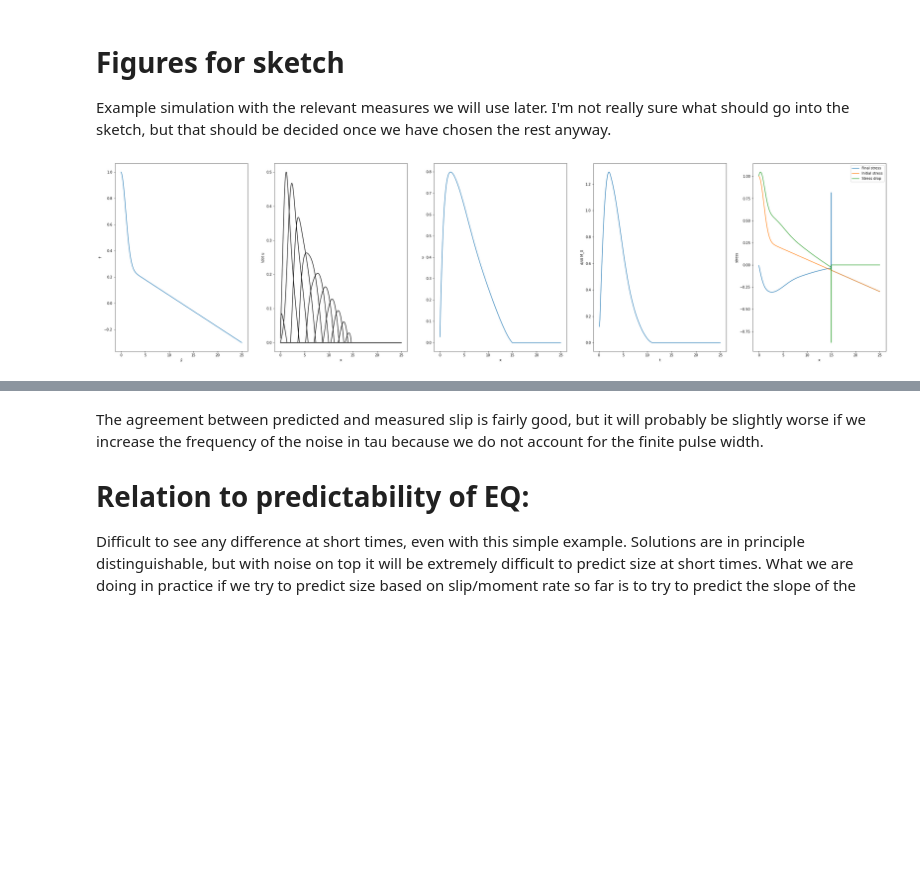
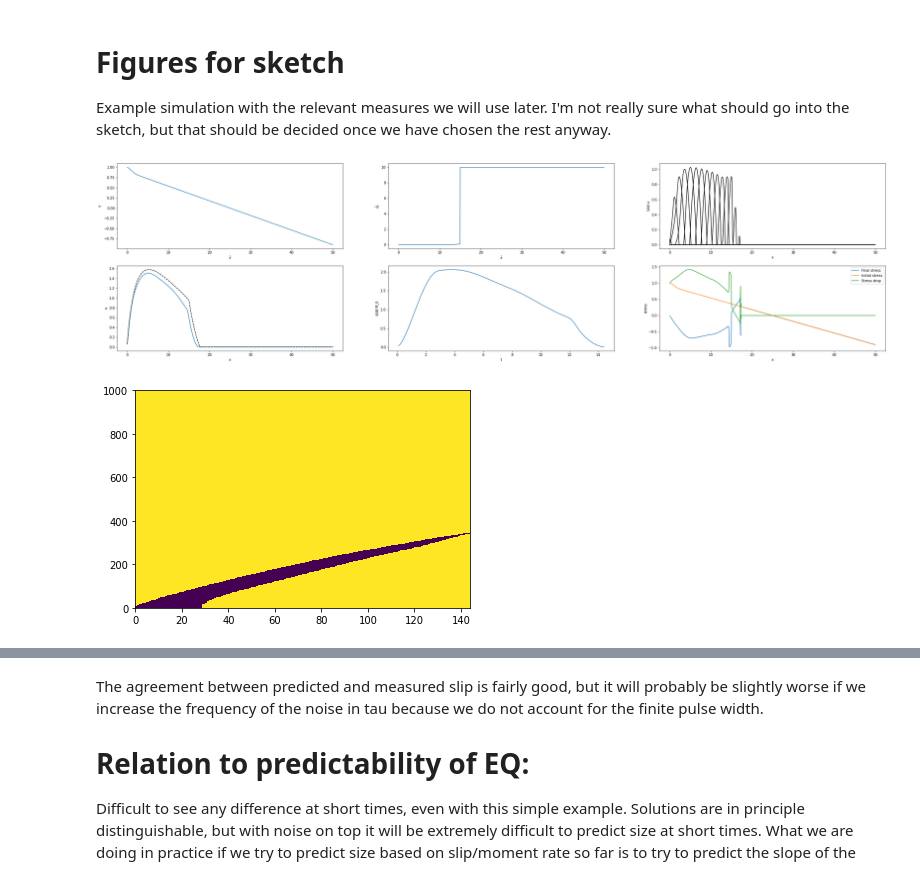
Before and after one commit to kjetilthogersen/1D-rupture, a Jupyter notebook: pulsePaper.ipynb, the cells around one changed output, grey strips where cells are left out. Cells and saved outputs as stored; diff of their text form; code cells hidden in the pictures; blank space fills up the shorter version.

```diff
--- a/pulsePaper.ipynb
+++ b/pulsePaper.ipynb
@@ -57,50 +92,71 @@ data = run.run_continuum(x = x,
                          tau_minus = tau+2,
                          dt = 1e-3,
                          output_interval = 100,
-                         gamma = 0.65,
-                         tmax = 25,
-                         beta = 0.1,
-                         bc='fixed')
+                         gamma = 0.9,
+                         tmax = 50,
+                         beta = 1e-2,
+                         bc='fixed',
+                         frictionLaw = SlipWeakeningFrictionLaw(dc=dc,delta_u = np.zeros(np.size(x))))
 # %%
 # Pulse velocity for different times
 plt.figure(figsize=(40,10))
-plt.subplot(1,5,1)
+plt.subplot(2,3,1)
 plt.plot(data['x'],data['tau'])
 plt.xlabel('$\\bar x$')
 plt.ylabel('$\\bar \\tau$')
 
-plt.subplot(1,5,2)
+
+# dc
+plt.subplot(2,3,2)
+plt.plot(data['x'],data['frictionLaw'].dc)
+plt.xlabel('$\\bar x$')
+plt.ylabel('$\\bar d_c$')
+
+plt.subplot(2,3,3)
 Nmax = len(data['t'])
 plt.plot(data['x'],data['v'][:,range(0,Nmax-1,10)],'k')
 plt.xlabel('x')
 plt.ylabel('\dot u')
 
 # Final slip
-plt.subplot(1,5,3)
+plt.subplot(2,3,4)
 plt.plot(data['x'],data['u'][:,-1])
 plt.xlabel('x')
 plt.ylabel('u')
+u_pred = PulsePrediction(startPos = 0, u = data['u'], x = data['x'],tau = data['tau'], gamma = data['gamma'],dc=data['frictionLaw'].dc)
+plt.plot(data['x'],u_pred,'--k')
+
+
 
 # Moment rate:
 M = seismicMoment(data)
-plt.subplot(1,5,4)
+plt.subplot(2,3,5)
 plt.plot(data['t'],M['M_rate'])
 plt.ylabel('d/dt M_0')
 plt.xlabel('t')
 
 
 # Stress drop:
-plt.subplot(1,5,5)
+plt.subplot(2,3,6)
 plt.plot(data['x'],data['a'][:,-1],label='Final stress')
 plt.plot(data['x'],data['tau'],label='Initial stress')
 plt.plot(data['x'],data['tau']-data['a'][:,-1], label='Stress drop')
 plt.ylabel('stress')
 plt.xlabel('x')
 plt.legend()
 
+
+
+
+
+
 plt.show()
+
+plt.pcolor(data['stuck'])
+plt.show()
 # %% [output]
-[figure, old version]
+[figure, new version]
+[figure, added]
 # %% [markdown]
 # Predictions for rupture arrest
 
```
Also changed, not shown: parts of 7 cells of this notebook, 1 other file.
